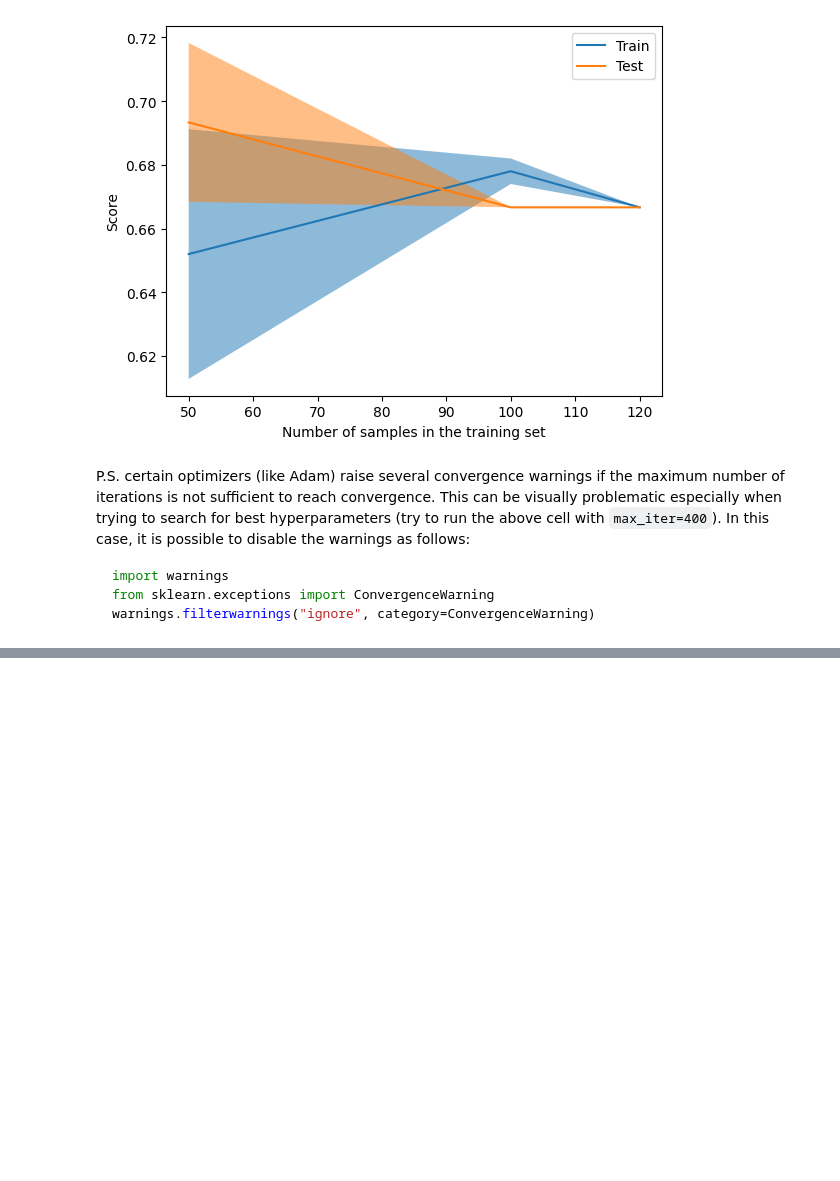
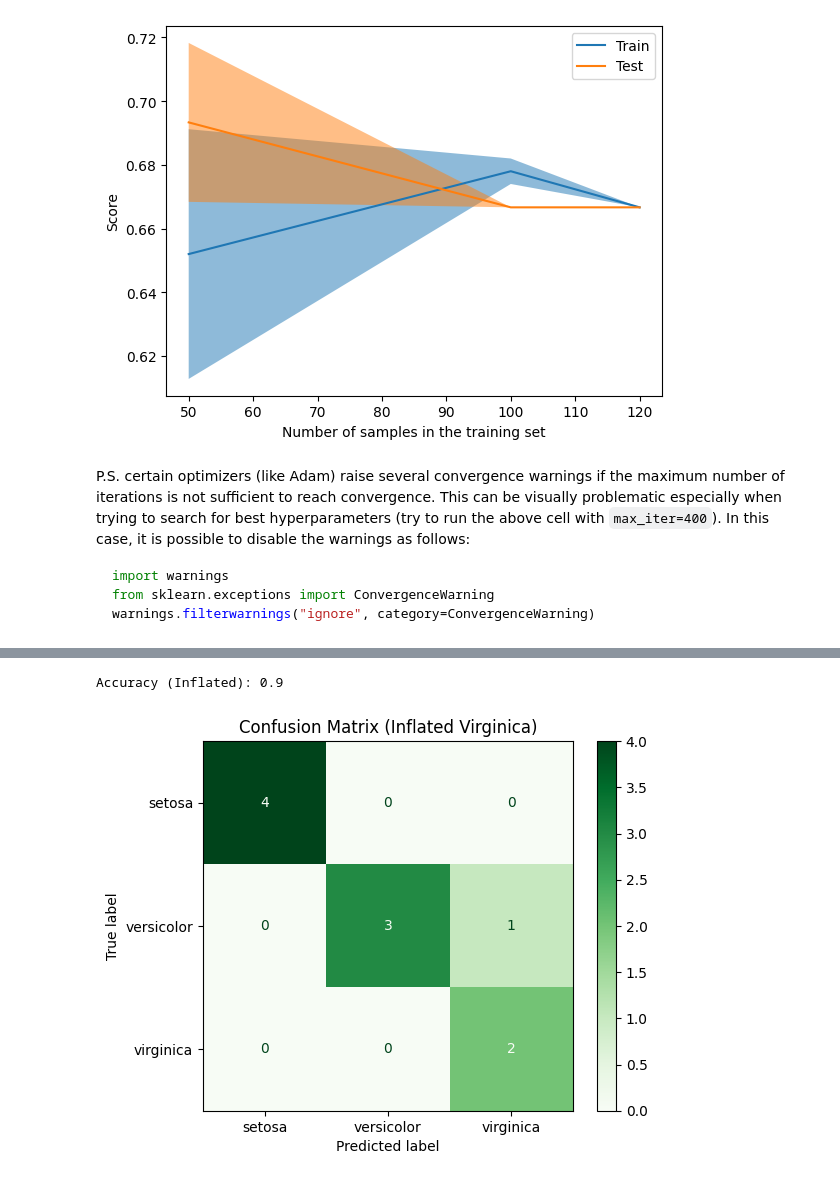
Before and after one commit to AlessandroZappatore/AAUT_exercises, a Jupyter notebook: Classification_Iris_ANN_aa_25_26.ipynb, the cells around one changed output, grey strips where cells are left out. Cells and saved outputs as stored; diff of their text form; code cells hidden in the pictures; blank space fills up the shorter version.

```diff
--- a/Classification_Iris_ANN_aa_25_26.ipynb
+++ b/Classification_Iris_ANN_aa_25_26.ipynb
@@ -211,0 +270,27 @@ Decide yourself the suitable possible values for each of them.
+# %%
+# Identify Virginica indices
+virginica_indices = np.where(iris_y_train == 2)[0]
+X_virginica = iris_X_train[virginica_indices]
+y_virginica = iris_y_train[virginica_indices]
+
+# Concatenate original + 9 copies
+X_inflated = np.concatenate([iris_X_train] + [X_virginica] * 9, axis=0)
+y_inflated = np.concatenate([iris_y_train] + [y_virginica] * 9, axis=0)
+
+# Train new model
+clf_inflated = MLPClassifier(solver='adam', alpha=1e-5, hidden_layer_sizes=(5, 2), random_state=1, max_iter=2000)
+clf_inflated.fit(X_inflated, y_inflated)
+
+# Predict
+y_pred_inflated = clf_inflated.predict(iris_X_test)
+print("Accuracy (Inflated):", accuracy_score(iris_y_test, y_pred_inflated))
+
+# Confusion Matrix
+cm_inflated = confusion_matrix(iris_y_test, y_pred_inflated)
+disp_inflated = ConfusionMatrixDisplay(confusion_matrix=cm_inflated, display_labels=iris.target_names)
+disp_inflated.plot(cmap=plt.cm.Greens)
+plt.title("Confusion Matrix (Inflated Virginica)")
+plt.show()
+# %% [output]
+Accuracy (Inflated): 0.9
+[figure, added]
```
Also changed, not shown: parts of 10 cells of this notebook, 9 other files.
